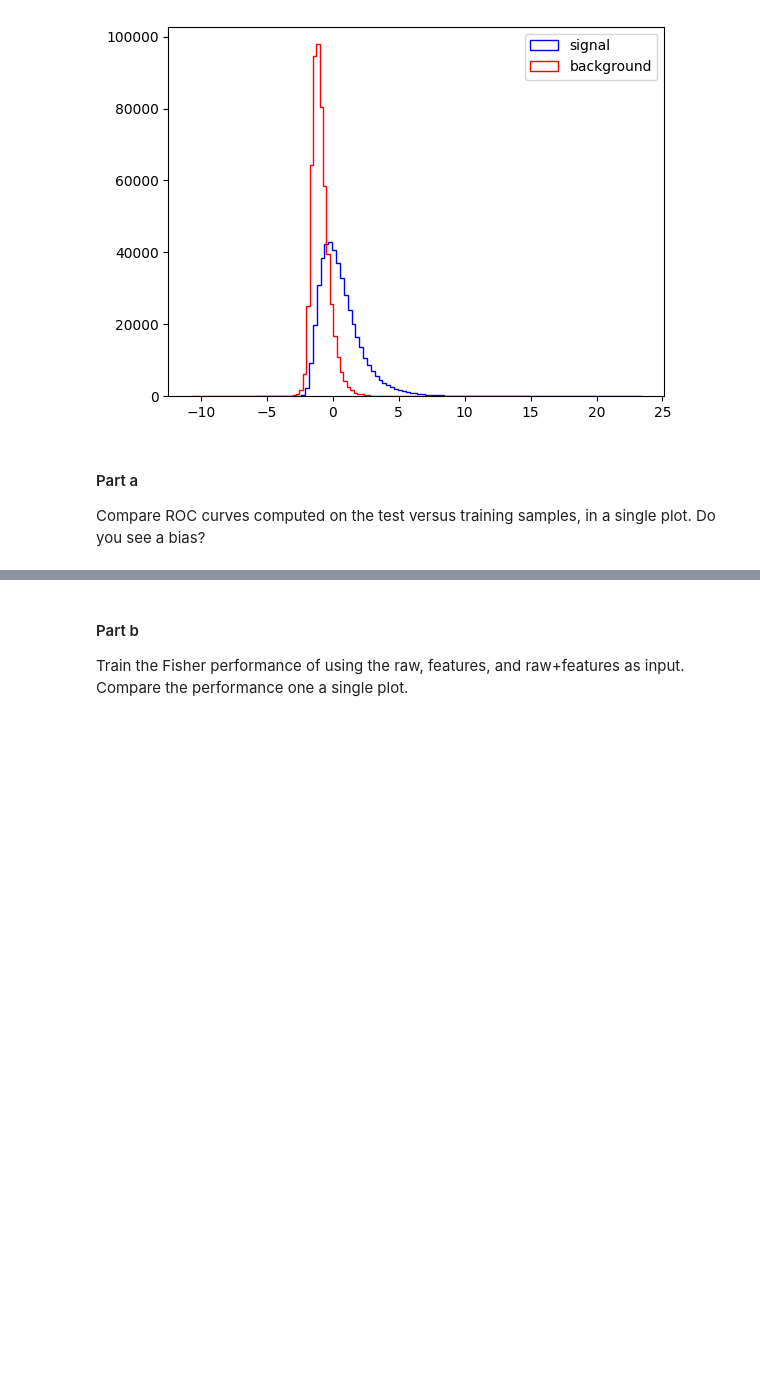
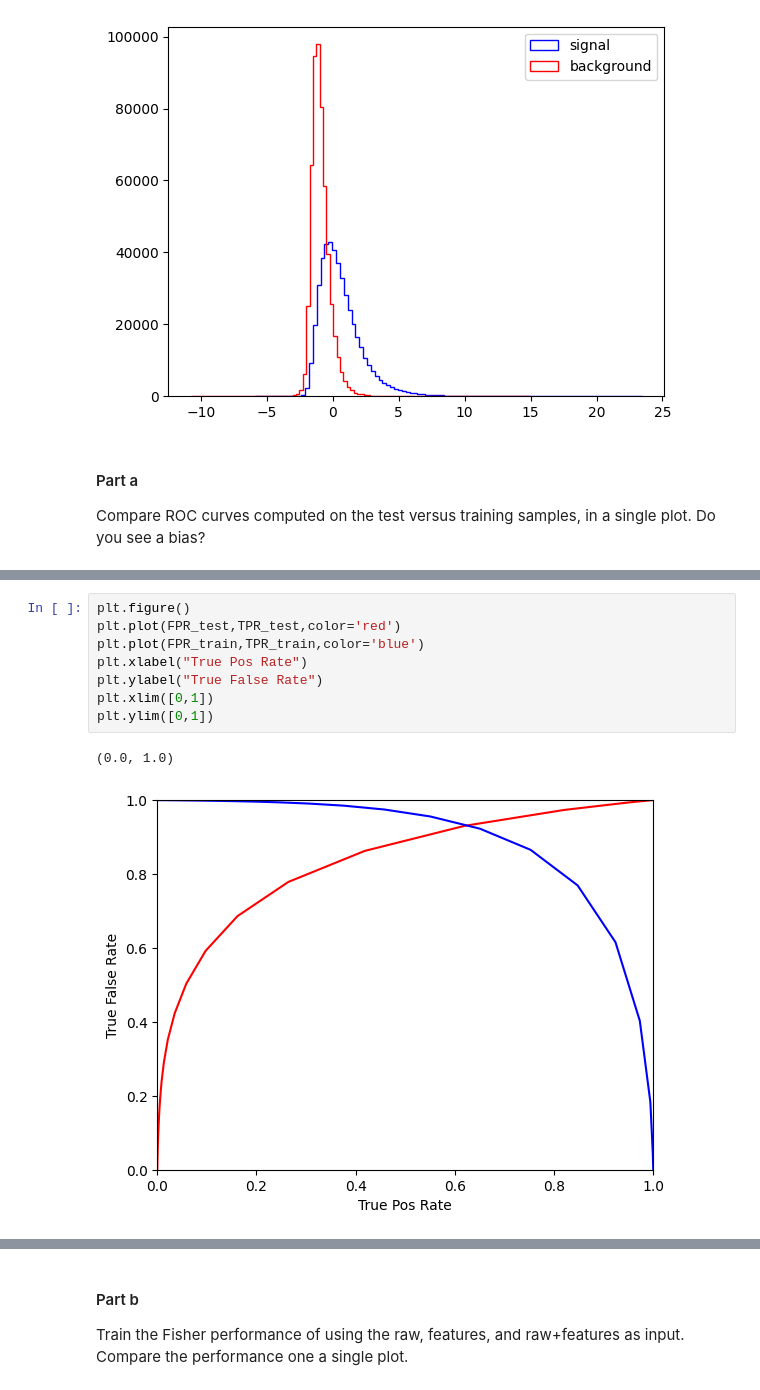
Before and after one commit to reese-quinto/DATA3402.Spring23, a Jupyter notebook: Labs/Lab.06/Lab06_deliverable.ipynb, the cells around one changed output, grey strips where cells are left out. Drawn from its saved outputs; the diff is of its cells as text; blank space fills up the shorter version.

```diff
--- a/Labs/Lab.06/Lab06_deliverable.ipynb
+++ b/Labs/Lab.06/Lab06_deliverable.ipynb
@@ -130 +169,12 @@ TPR,bins_sig,_=plt.hist(Fisher.decision_function(Test_sig[VarNames[1:]]),bins=10
+# %%
+plt.figure()
+plt.plot(FPR_test,TPR_test,color='red')
+plt.plot(FPR_train,TPR_train,color='blue')
+plt.xlabel("True Pos Rate")
+plt.ylabel("True False Rate")
+plt.xlim([0,1])
+plt.ylim([0,1])
+# %% [output]
+(0.0, 1.0)
+[figure, added]
 # %%
```
Also changed, not shown: parts of 6 cells of this notebook.
